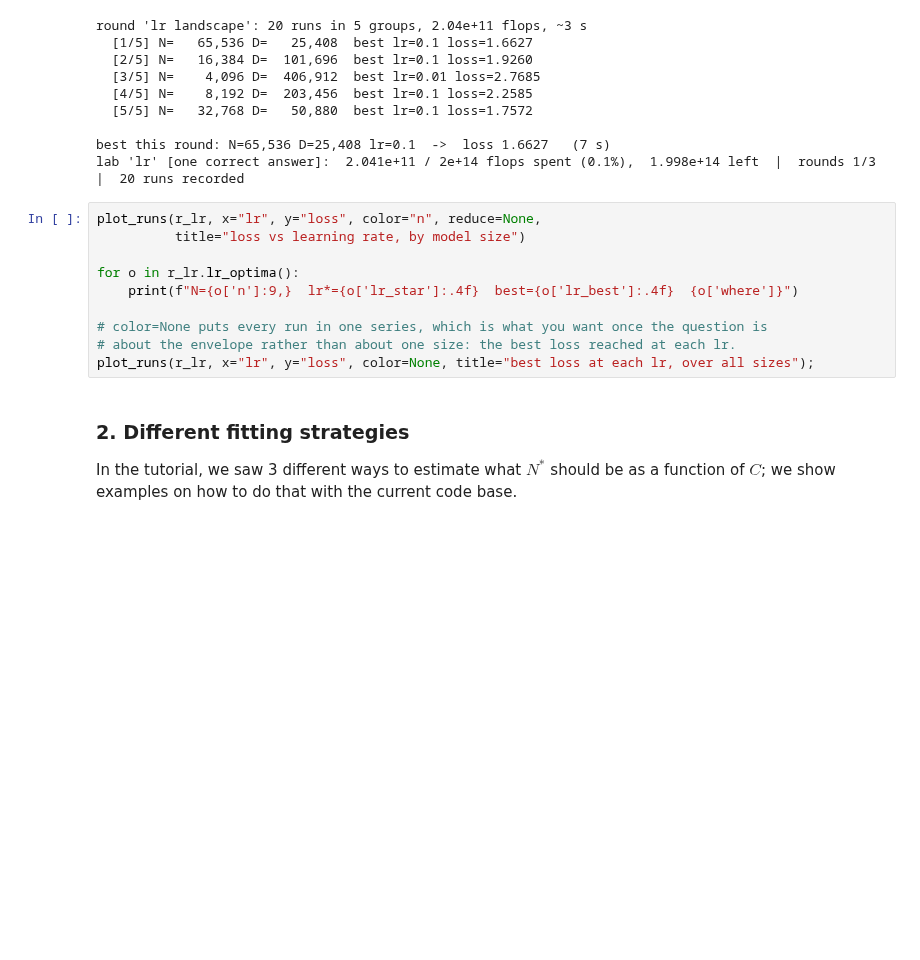
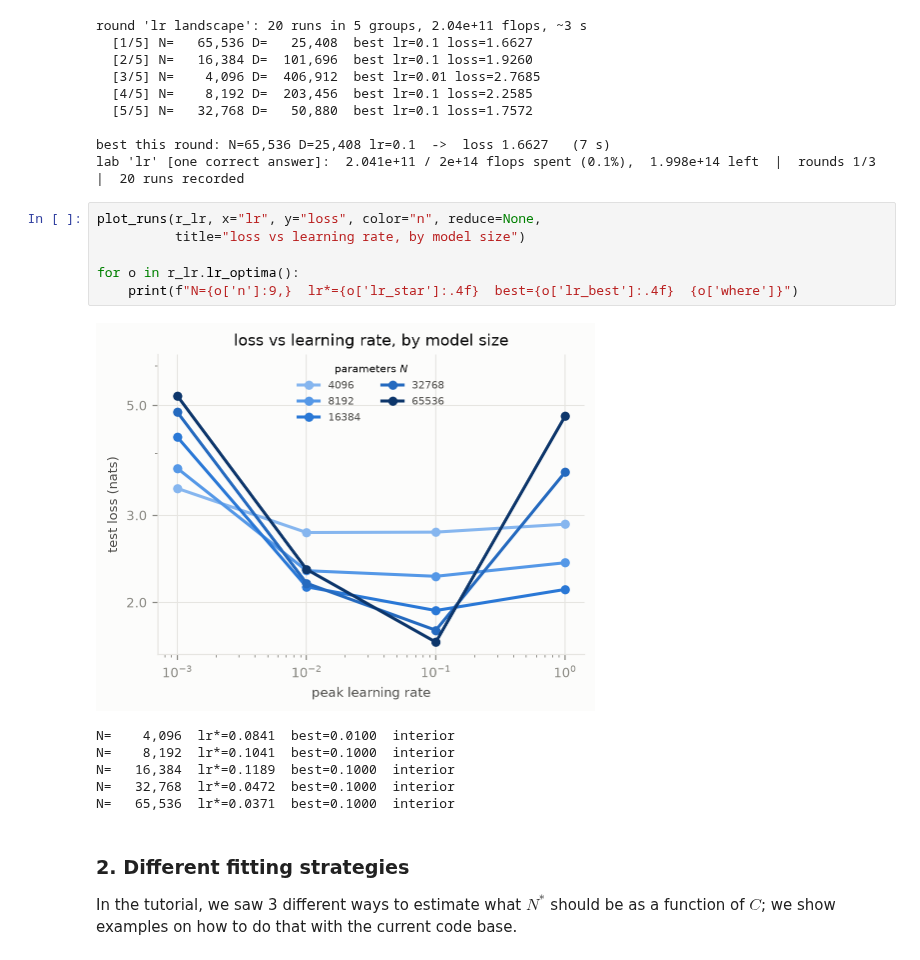
Before and after one commit to NicolasZucchet/Tutorial-scaling-laws, a Jupyter notebook: notebooks/tutorial.ipynb, the cells around one changed output. Saved outputs shown, nothing was run; the diff lists cells and outputs as text; blank space fills up the shorter version.

```diff
--- a/notebooks/tutorial.ipynb
+++ b/notebooks/tutorial.ipynb
@@ -114,13 +114,16 @@ lab 'lr' [one correct answer]:  2.041e+11 / 2e+14 flops spent (0.1%),  1.998e+14
 # %%
 plot_runs(r_lr, x="lr", y="loss", color="n", reduce=None,
           title="loss vs learning rate, by model size")
 
 for o in r_lr.lr_optima():
     print(f"N={o['n']:9,}  lr*={o['lr_star']:.4f}  best={o['lr_best']:.4f}  {o['where']}")
-
-# color=None puts every run in one series, which is what you want once the question is
-# about the envelope rather than about one size: the best loss reached at each lr.
-plot_runs(r_lr, x="lr", y="loss", color=None, title="best loss at each lr, over all sizes");
+# %% [output]
+[figure, added]
+N=    4,096  lr*=0.0841  best=0.0100  interior
+N=    8,192  lr*=0.1041  best=0.1000  interior
+N=   16,384  lr*=0.1189  best=0.1000  interior
+N=   32,768  lr*=0.0472  best=0.1000  interior
+N=   65,536  lr*=0.0371  best=0.1000  interior
 # %% [markdown]
 ### 2. Different fitting strategies
 
```
Also changed, not shown: parts of 11 cells of this notebook, 7 other files.
